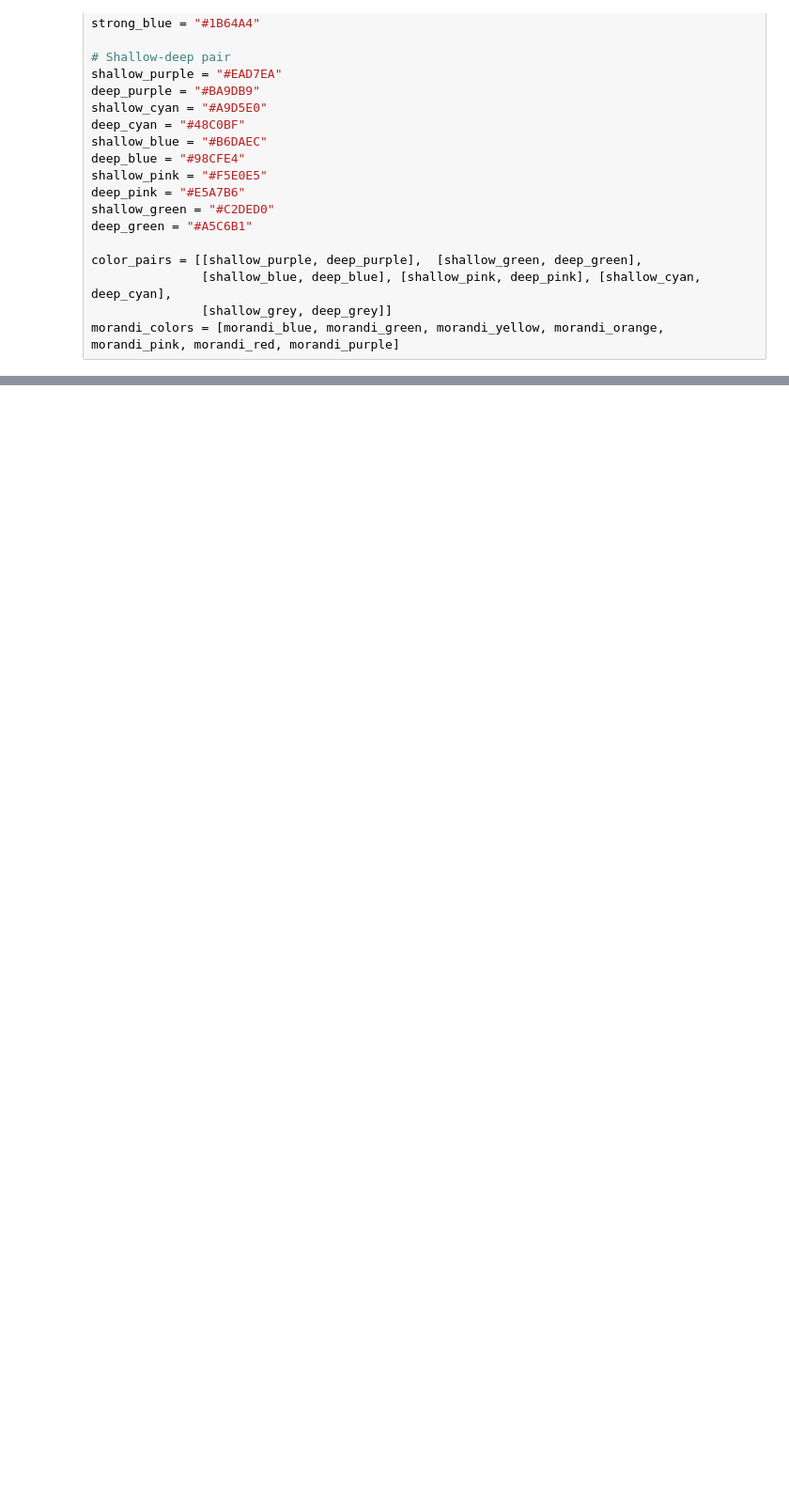
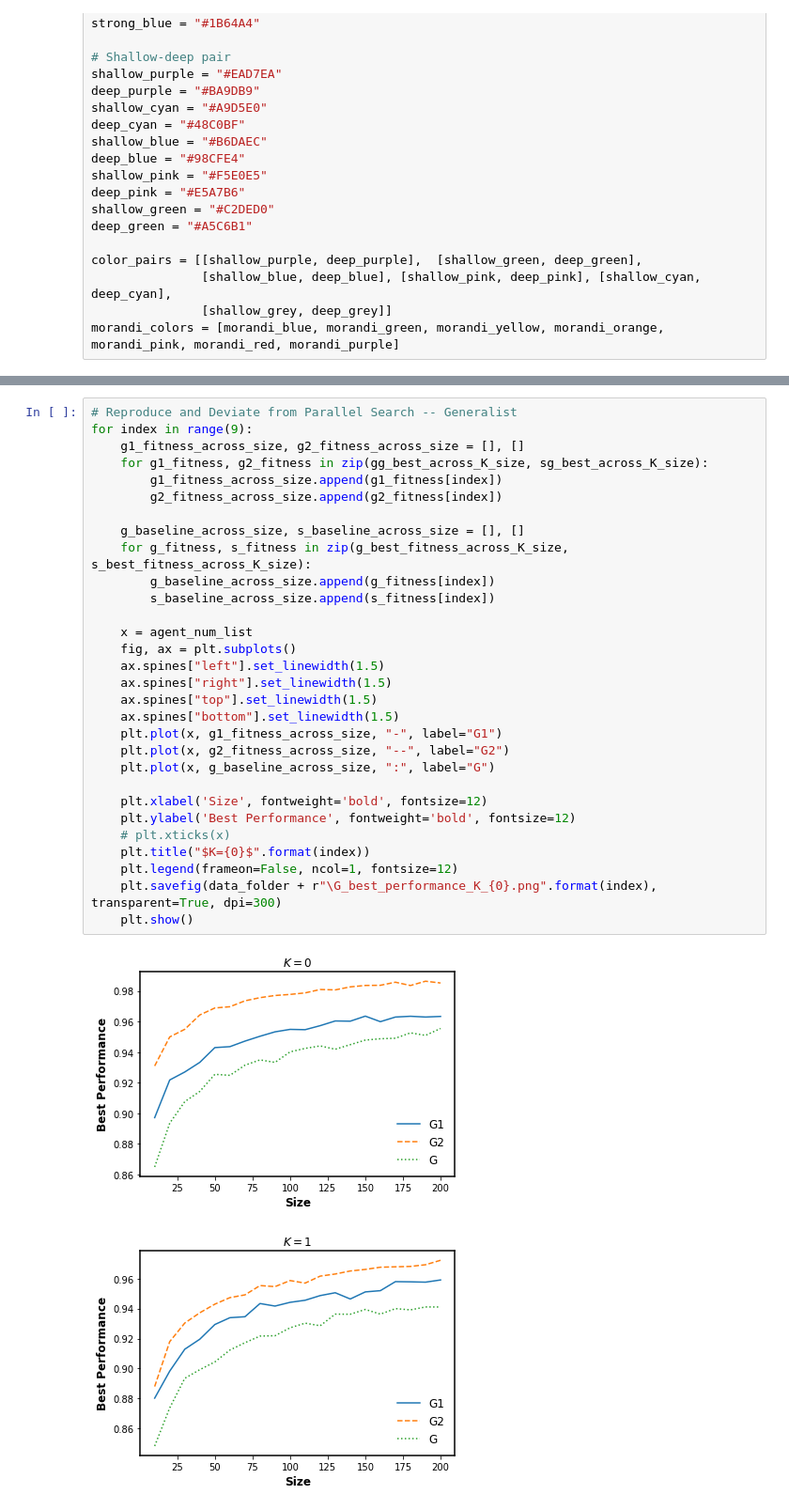
Before and after one commit to baldFemale/OpenInnovationFramework, a Jupyter notebook: Mechanism/LessIsEnough/Evaluator.ipynb, the cells around one changed output, grey strips where cells are left out. Shown at 94% size. Drawn from its saved outputs; the diff is of its cells as text; blank space fills up the shorter version.

```diff
--- a/Mechanism/LessIsEnough/Evaluator.ipynb
+++ b/Mechanism/LessIsEnough/Evaluator.ipynb
@@ -129,0 +188,33 @@ print(g_fitness)
+# %%
+# Reproduce and Deviate from Parallel Search -- Generalist
+for index in range(9):
+    g1_fitness_across_size, g2_fitness_across_size = [], []
+    for g1_fitness, g2_fitness in zip(gg_best_across_K_size, sg_best_across_K_size):
+        g1_fitness_across_size.append(g1_fitness[index])
+        g2_fitness_across_size.append(g2_fitness[index])
+
+    g_baseline_across_size, s_baseline_across_size = [], []
+    for g_fitness, s_fitness in zip(g_best_fitness_across_K_size, s_best_fitness_across_K_size):
+        g_baseline_across_size.append(g_fitness[index])
+        s_baseline_across_size.append(s_fitness[index])
+
+    x = agent_num_list
+    fig, ax = plt.subplots()
+    ax.spines["left"].set_linewidth(1.5)
+    ax.spines["right"].set_linewidth(1.5)
+    ax.spines["top"].set_linewidth(1.5)
+    ax.spines["bottom"].set_linewidth(1.5)
+    plt.plot(x, g1_fitness_across_size, "-", label="G1")
+    plt.plot(x, g2_fitness_across_size, "--", label="G2")
+    plt.plot(x, g_baseline_across_size, ":", label="G")
+
+    plt.xlabel('Size', fontweight='bold', fontsize=12)
+    plt.ylabel('Best Performance', fontweight='bold', fontsize=12)
+    # plt.xticks(x)
+    plt.title("$K={0}$".format(index))
+    plt.legend(frameon=False, ncol=1, fontsize=12)
+    plt.savefig(data_folder + r"\G_best_performance_K_{0}.png".format(index), transparent=True, dpi=300)
+    plt.show()
+# %% [output]
+[figure, added]
+[figure, added]
```
Also changed, not shown: parts of 13 cells of this notebook, 1 other file.
